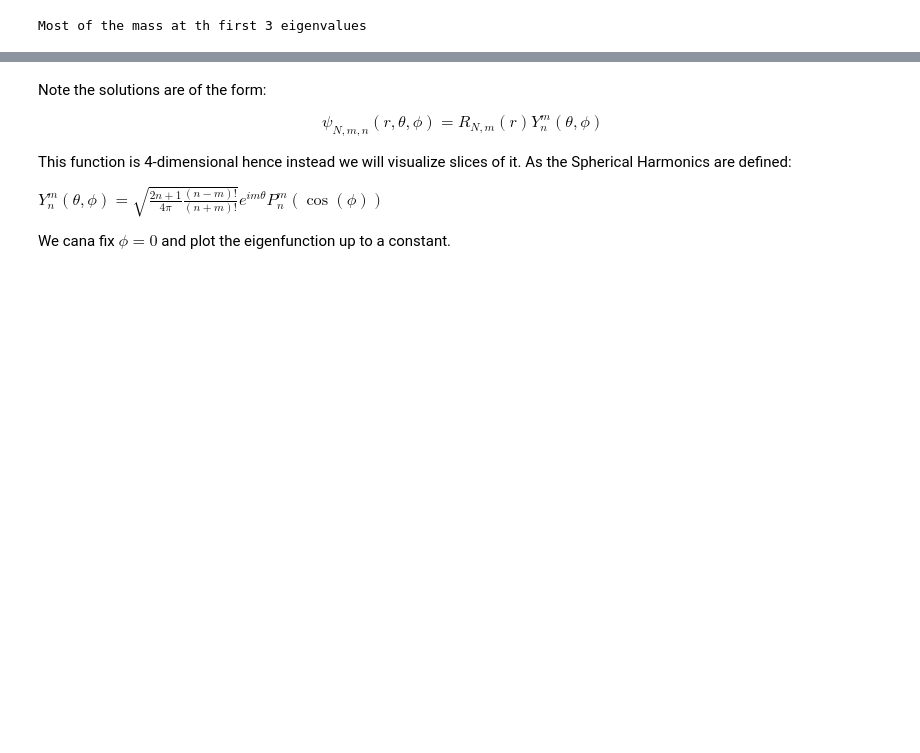
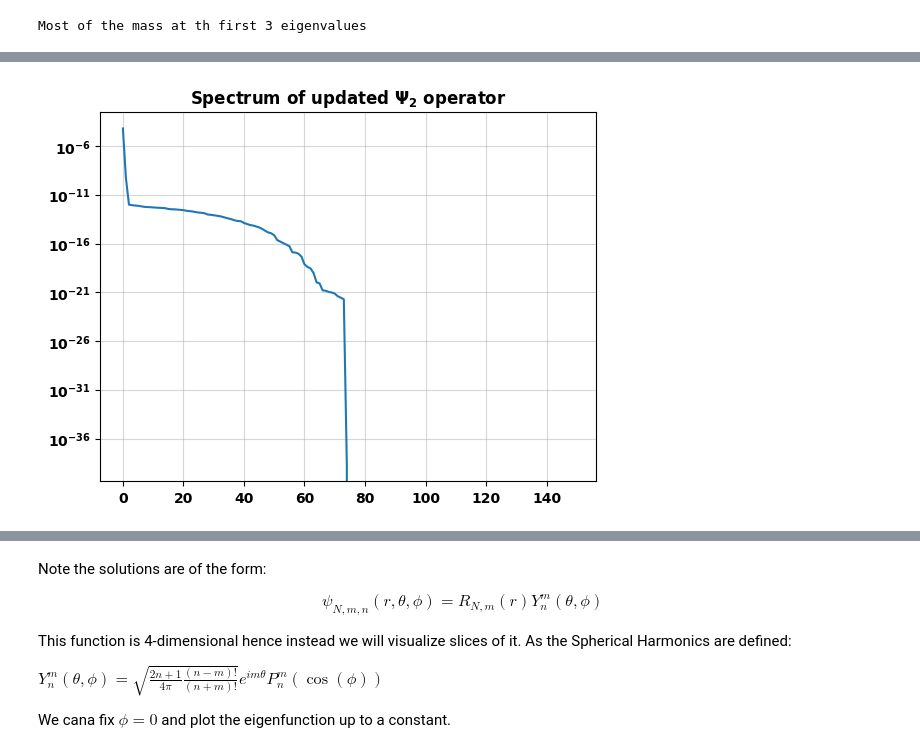
Before and after one commit to oppositecategory/3D_KLT, a Jupyter notebook: notebooks/simulation.ipynb, the cells around one changed output, grey strips where cells are left out. Saved outputs shown, nothing was run; the diff lists cells and outputs as text; code cells hidden in the pictures; blank space fills up the shorter version.

```diff
--- a/notebooks/simulation.ipynb
+++ b/notebooks/simulation.ipynb
@@ -284,0 +342,6 @@ plt.yscale('log');
+# %%
+plt.title("Spectrum of updated $\Psi_2$ operator")
+plt.plot(eigenvalues)
+plt.yscale('log');
+# %% [output]
+[figure, added]
```
Also changed, not shown: parts of 18 cells of this notebook.
